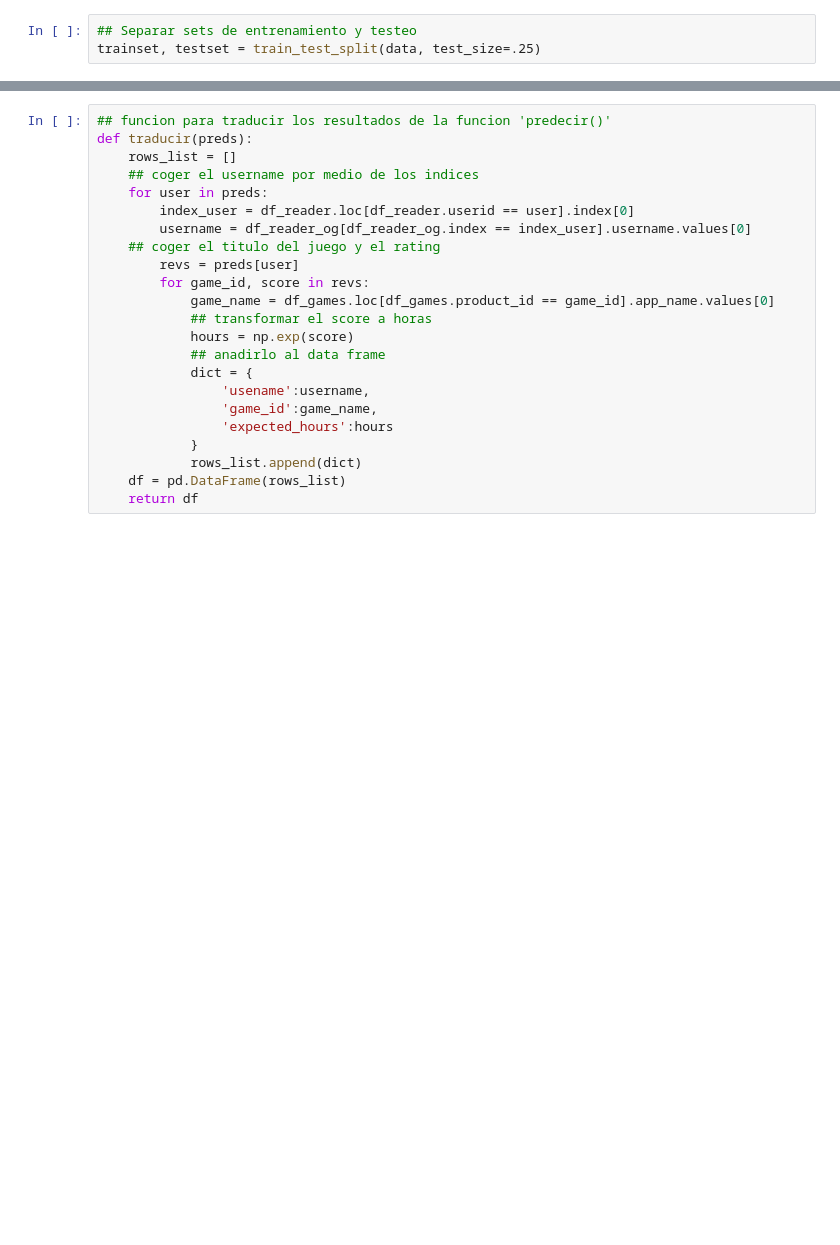
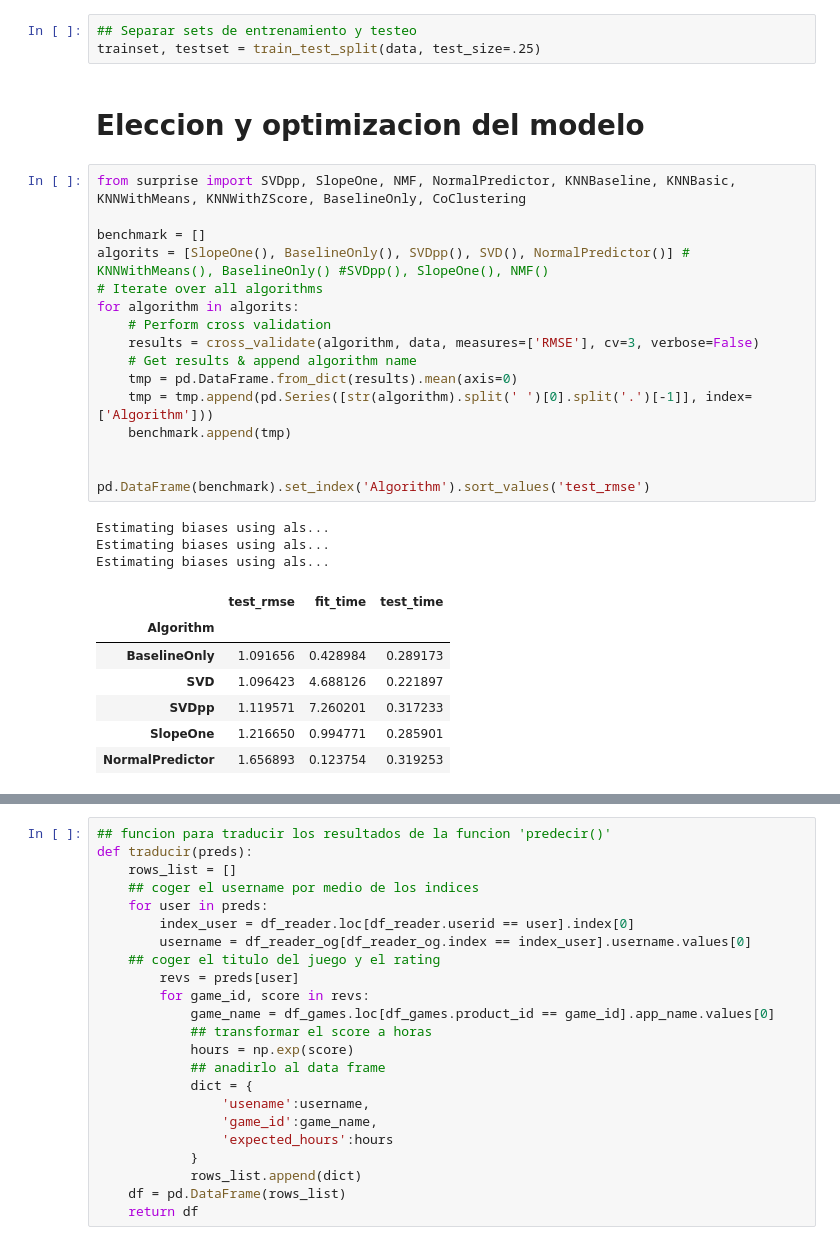
Before and after one commit to EdisonJR624/Proyecto_Steam, a Jupyter notebook: Steam_recomendaciones.ipynb, the cells around one changed output, grey strips where cells are left out. Drawn from its saved outputs; the diff is of its cells as text; blank space fills up the shorter version.

Commit message:
Model optimization

```diff
--- a/Steam_recomendaciones.ipynb
+++ b/Steam_recomendaciones.ipynb
@@ -758,3 +776,32 @@ data = Dataset.load_from_df(df_reader, reader=reader)
 # %%
 ## Separar sets de entrenamiento y testeo
 trainset, testset = train_test_split(data, test_size=.25)
+# %% [markdown]
+# Eleccion y optimizacion del modelo
+# %%
+from surprise import SVDpp, SlopeOne, NMF, NormalPredictor, KNNBaseline, KNNBasic, KNNWithMeans, KNNWithZScore, BaselineOnly, CoClustering
+
+benchmark = []
+algorits = [SlopeOne(), BaselineOnly(), SVDpp(), SVD(), NormalPredictor()] # KNNWithMeans(), BaselineOnly() #SVDpp(), SlopeOne(), NMF()
+# Iterate over all algorithms
+for algorithm in algorits:
+    # Perform cross validation
+    results = cross_validate(algorithm, data, measures=['RMSE'], cv=3, verbose=False)
+    # Get results & append algorithm name
+    tmp = pd.DataFrame.from_dict(results).mean(axis=0)
+    tmp = tmp.append(pd.Series([str(algorithm).split(' ')[0].split('.')[-1]], index=['Algorithm']))
+    benchmark.append(tmp)
+
+
+pd.DataFrame(benchmark).set_index('Algorithm').sort_values('test_rmse')
+# %% [output]
+Estimating biases using als...
+Estimating biases using als...
+Estimating biases using als...
+|  | test_rmse | fit_time | test_time |
+| Algorithm |  |  |  |
+| BaselineOnly | 1.091656 | 0.428984 | 0.289173 |
+| SVD | 1.096423 | 4.688126 | 0.221897 |
+| SVDpp | 1.119571 | 7.260201 | 0.317233 |
+| SlopeOne | 1.216650 | 0.994771 | 0.285901 |
+| NormalPredictor | 1.656893 | 0.123754 | 0.319253 |
```
Also changed, not shown: parts of 14 cells of this notebook.
